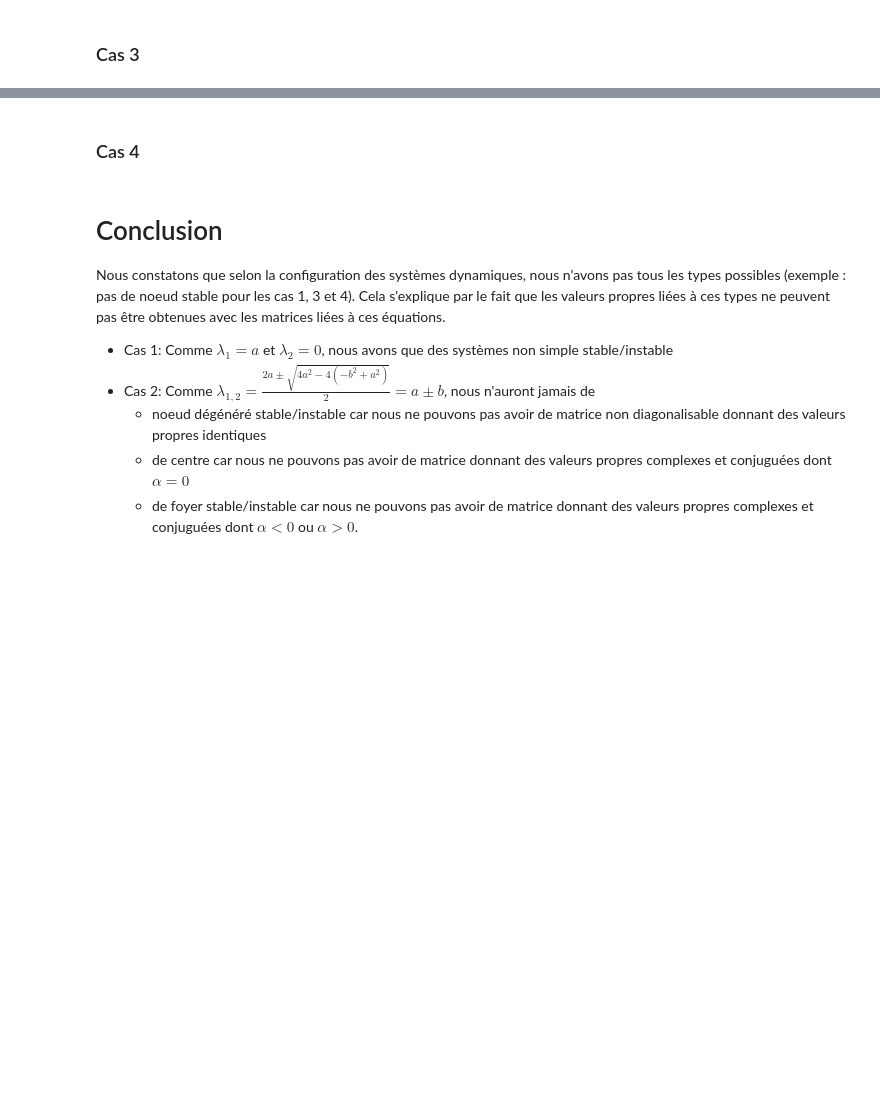
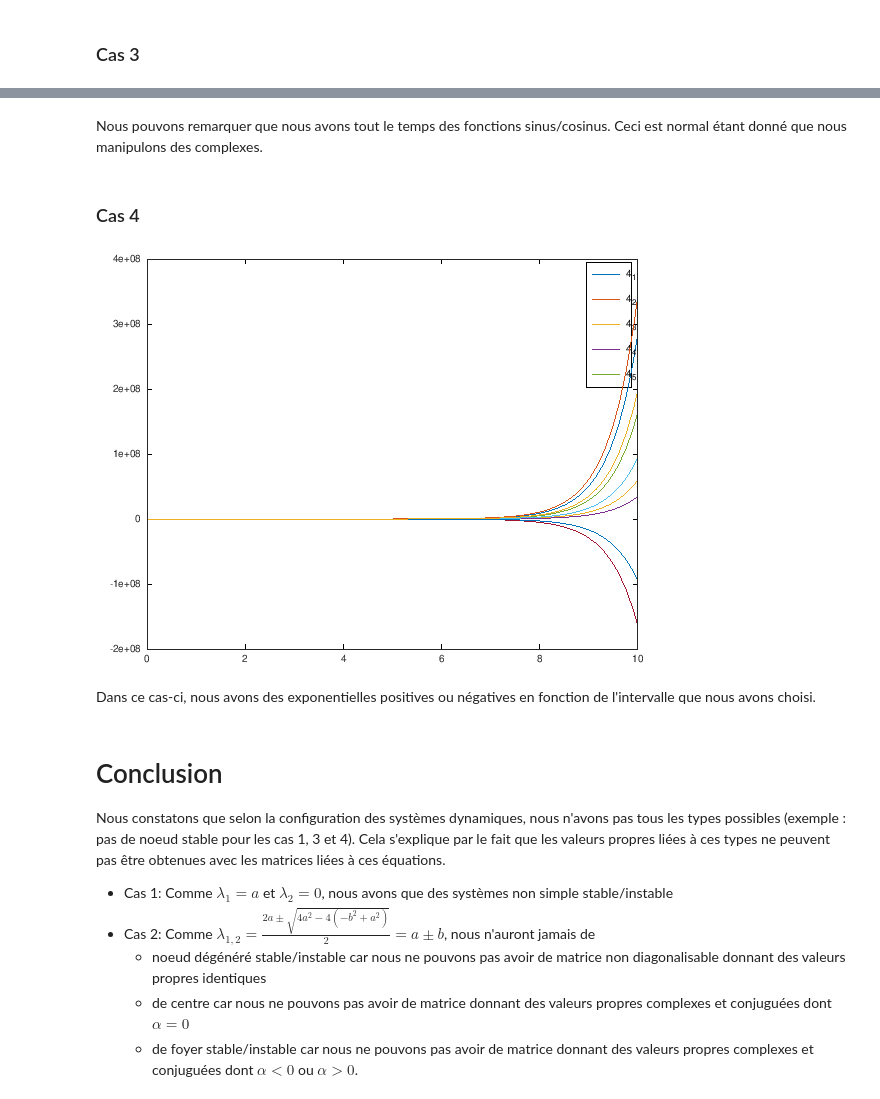
Before and after one commit to AlexandreHnf/Projet_ModSim, a Jupyter notebook: projet.ipynb, the cells around one changed output, grey strips where cells are left out. Drawn from its saved outputs; the diff is of its cells as text; code cells hidden in the pictures; blank space fills up the shorter version.

```diff
--- a/projet.ipynb
+++ b/projet.ipynb
@@ -650,5 +512,23 @@ plot(t1,x1)
+# %% [markdown]
+Nous pouvons remarquer que nous avons tout le temps des fonctions sinus/cosinus. Ceci est normal étant donné que nous manipulons des complexes.
 # %% [markdown]
 ### Cas 4
+# %%
+[t4_1, x4_1] = system_simulation([0 3; 1 0], [0, 10]);
+plot(t4_1, x4_1)
+[t4_2, x4_2] = system_simulation([0 3; 1 0], [-5, 5]);
+plot(t4_2, x4_2)
+[t4_3, x4_3] = system_simulation([0 3; 1 0], [10, 0]);
+plot(t4_3, x4_3)
+[t4_4, x4_4] = system_simulation([0 3; 1 0], [-10, 0]);
+plot(t4_4, x4_4)
+[t4_5, x4_5] = system_simulation([0 3; 1 0], [1, 11.5]);
+plot(t4_5, x4_5)
+legend("4_1", "4_2", "4_3", "4_4", "4_5")
+# %% [output]
+[figure, added]
+# %% [markdown]
+Dans ce cas-ci, nous avons des exponentielles positives ou négatives en fonction de l'intervalle que nous avons choisi.
 # %% [markdown]
 # Conclusion
 Nous constatons que selon la configuration des systèmes dynamiques, nous n'avons pas tous les types possibles (exemple : pas de noeud stable pour les cas 1, 3 et 4). Cela s'explique par le fait que les valeurs propres liées à ces types ne peuvent pas être obtenues avec les matrices liées à ces équations.
```
Also changed, not shown: parts of 12 cells of this notebook.
